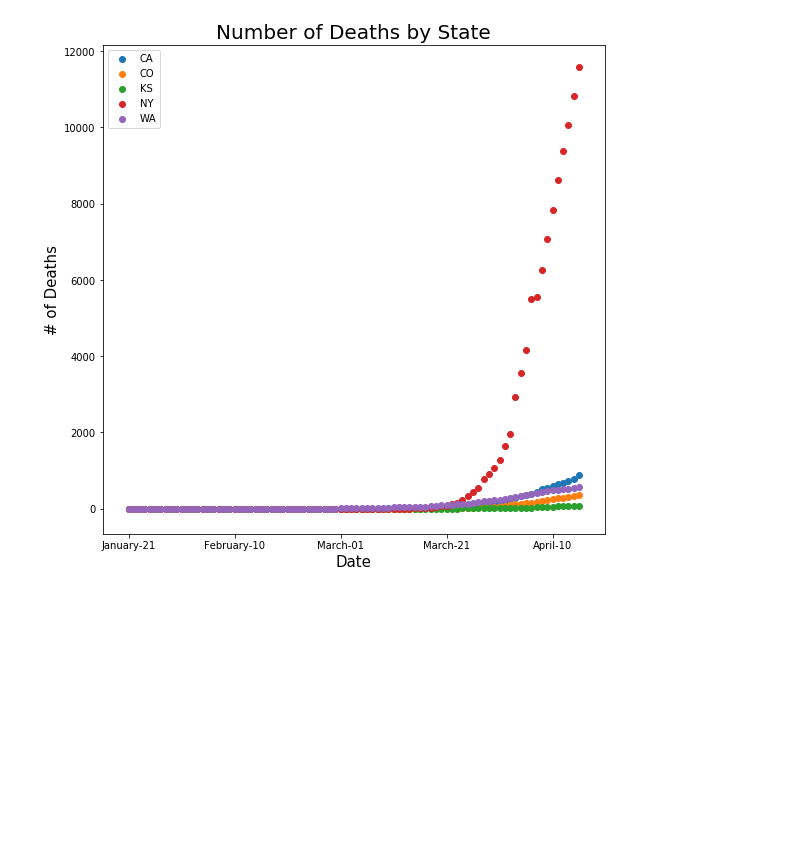
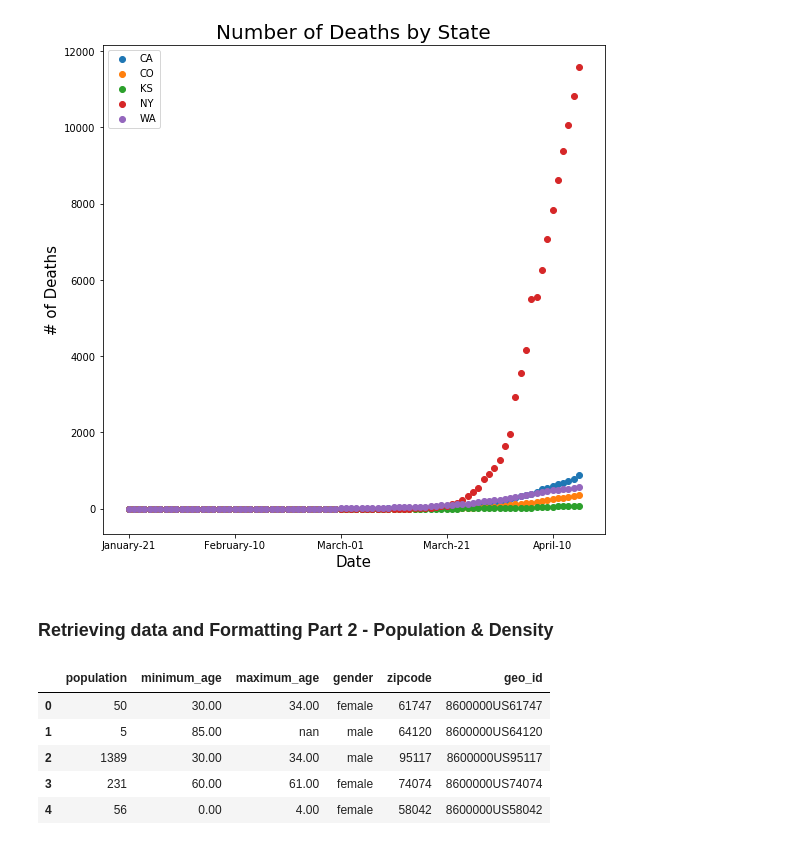
Before and after one commit to CSJohnLee/COVID19_Project, a Jupyter notebook: Lee_EDA.ipynb, the cells around one changed output. Cells and saved outputs as stored; diff of their text form; code cells hidden in the pictures; blank space fills up the shorter version.

```diff
--- a/Lee_EDA.ipynb
+++ b/Lee_EDA.ipynb
@@ -190,3 +193,16 @@ plt.legend(['CA', 'CO', 'KS', 'NY', 'WA'])
 # %% [output]
 <matplotlib.legend.Legend at 0x...>
 [figure]
+# %% [markdown]
+### **Retrieving data and Formatting Part 2 - Population & Density**
+# %%
+#Reading and Filtering Files
+population = pd.read_csv("Data_Raw\\population_by_zip_2010.csv")
+population.head()
+# %% [output]
+|  | population | minimum_age | maximum_age | gender | zipcode | geo_id |
+| 0 | 50 | 30.00 | 34.00 | female | 61747 | 8600000US61747 |
+| 1 | 5 | 85.00 | nan | male | 64120 | 8600000US64120 |
+| 2 | 1389 | 30.00 | 34.00 | male | 95117 | 8600000US95117 |
+| 3 | 231 | 60.00 | 61.00 | female | 74074 | 8600000US74074 |
+| 4 | 56 | 0.00 | 4.00 | female | 58042 | 8600000US58042 |
```
Also changed, not shown: parts of 18 cells of this notebook, 3 other files.
